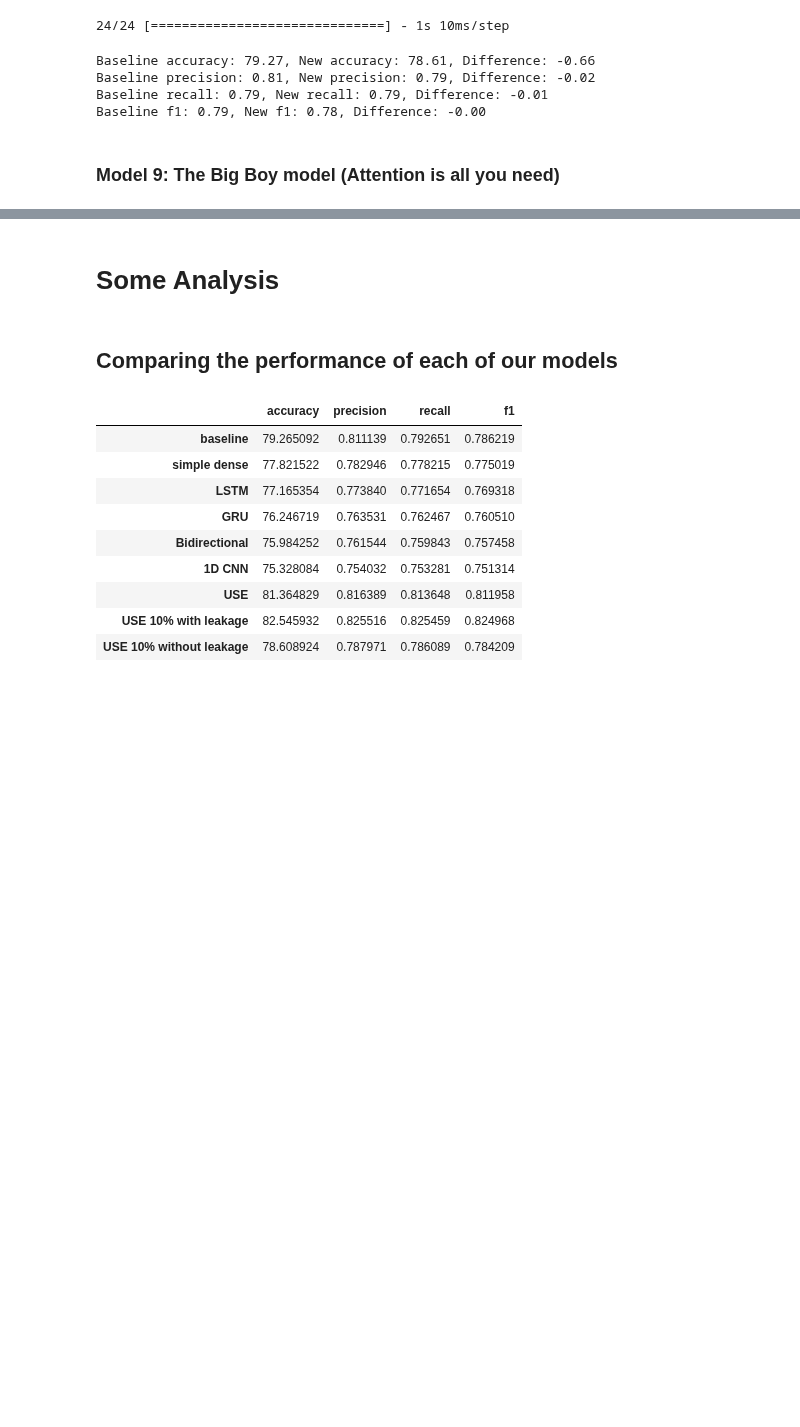
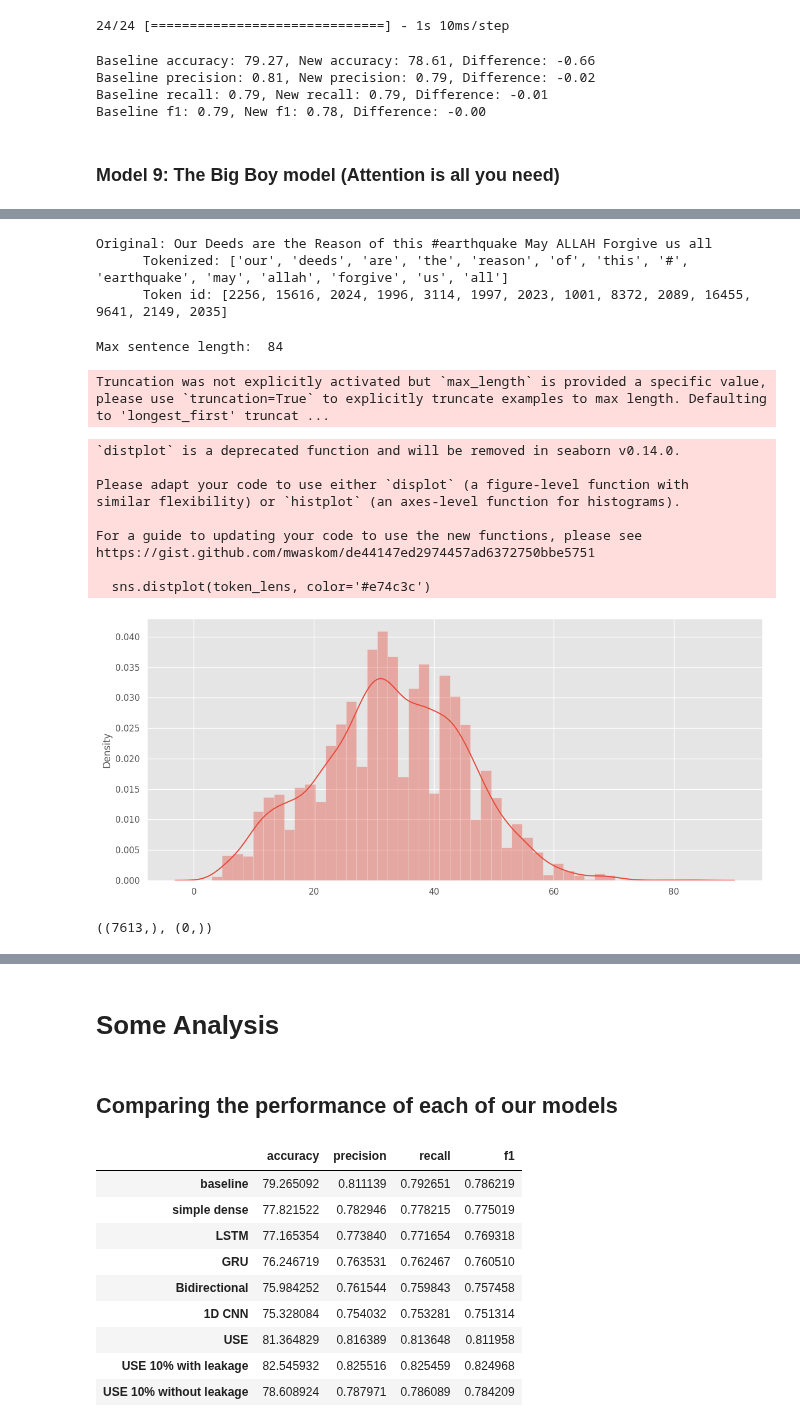
Before and after one commit to 0xpix/Kaggle-competitions, a Jupyter notebook: nlp_with_disaster_tweets.ipynb, the cells around one changed output, grey strips where cells are left out. Saved outputs shown, nothing was run; the diff lists cells and outputs as text; code cells hidden in the pictures; blank space fills up the shorter version.

Commit message:
model 9: Bert

```diff
--- a/nlp_with_disaster_tweets.ipynb
+++ b/nlp_with_disaster_tweets.ipynb
@@ -1320,0 +1341,5 @@ Baseline f1: 0.79, New f1: 0.78, Difference: -0.00
+# %%
+# Tokenizer and Model
+from transformers import AutoTokenizer, TFAutoModel
+tokenizer = AutoTokenizer.from_pretrained('bert-large-uncased', do_lower_case=True)
+bert = TFAutoModel.from_pretrained('bert-large-uncased')
@@ -1320,0 +1352,59 @@ Baseline f1: 0.79, New f1: 0.78, Difference: -0.00
+# %%
+print(f'''Original: {train_df.text[0]}
+      Tokenized: {tokenizer.tokenize(train_df.text[0])}
+      Token id: {tokenizer.convert_tokens_to_ids(tokenizer.tokenize(train_df.text[0]))}
+''')
+# %% [output]
+Original: Our Deeds are the Reason of this #earthquake May ALLAH Forgive us all
+      Tokenized: ['our', 'deeds', 'are', 'the', 'reason', 'of', 'this', '#', 'earthquake', 'may', 'allah', 'forgive', 'us', 'all']
+      Token id: [2256, 15616, 2024, 1996, 3114, 1997, 2023, 1001, 8372, 2089, 16455, 9641, 2149, 2035]
+# %%
+max_len = 0
+
+# For every sentence...
+for text in train_df.text:
+
+    # Tokenize the text and add `[CLS]` and `[SEP]` tokens.
+    input_ids = tokenizer.encode(text, add_special_tokens=True)
+
+    # Update the maximum sentence length.
+    max_len = max(max_len, len(input_ids))
+
+print('Max sentence length: ', max_len)
+# %% [output]
+Max sentence length:  84
+# %%
+# Making list of sentence lenghts:
+
+token_lens = []
+for text in train_df.text:
+    tokens = tokenizer.encode(text, max_length = 512)
+    token_lens.append(len(tokens))
+# %% [output]
+Truncation was not explicitly activated but `max_length` is provided a specific value, please use `truncation=True` to explicitly truncate examples to max length. Defaulting to 'longest_first' truncat ...
+# %%
+# Displaying sentence length dist.
+
+fig, axes = plt.subplots(figsize=(14, 6))
+sns.distplot(token_lens, color='#e74c3c')
+plt.show()
+# %% [output]
+`distplot` is a deprecated function and will be removed in seaborn v0.14.0.
+
+Please adapt your code to use either `displot` (a figure-level function with
+similar flexibility) or `histplot` (an axes-level function for histograms).
+
+For a guide to updating your code to use the new functions, please see
+https://gist.github.com/mwaskom/de44147ed2974457ad6372750bbe5751
+
+  sns.distplot(token_lens, color='#e74c3c')
+[figure, added]
+# %%
+labels = train_df['target'].values
+idx = len(labels)
+
+train= train_df.text[:idx]
+val = train_df.text[idx:]
+train.shape, val.shape
+# %% [output]
+((7613,), (0,))
```
Also changed, not shown: parts of 12 cells of this notebook.
